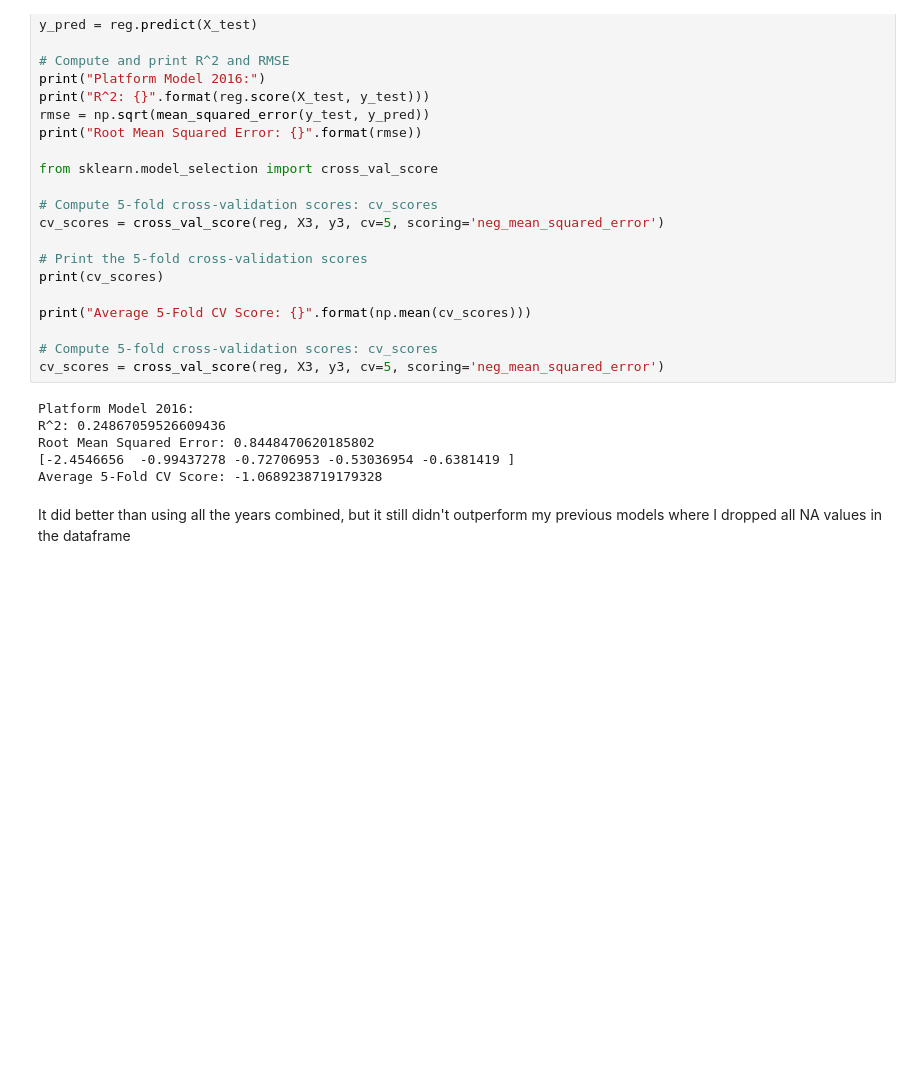
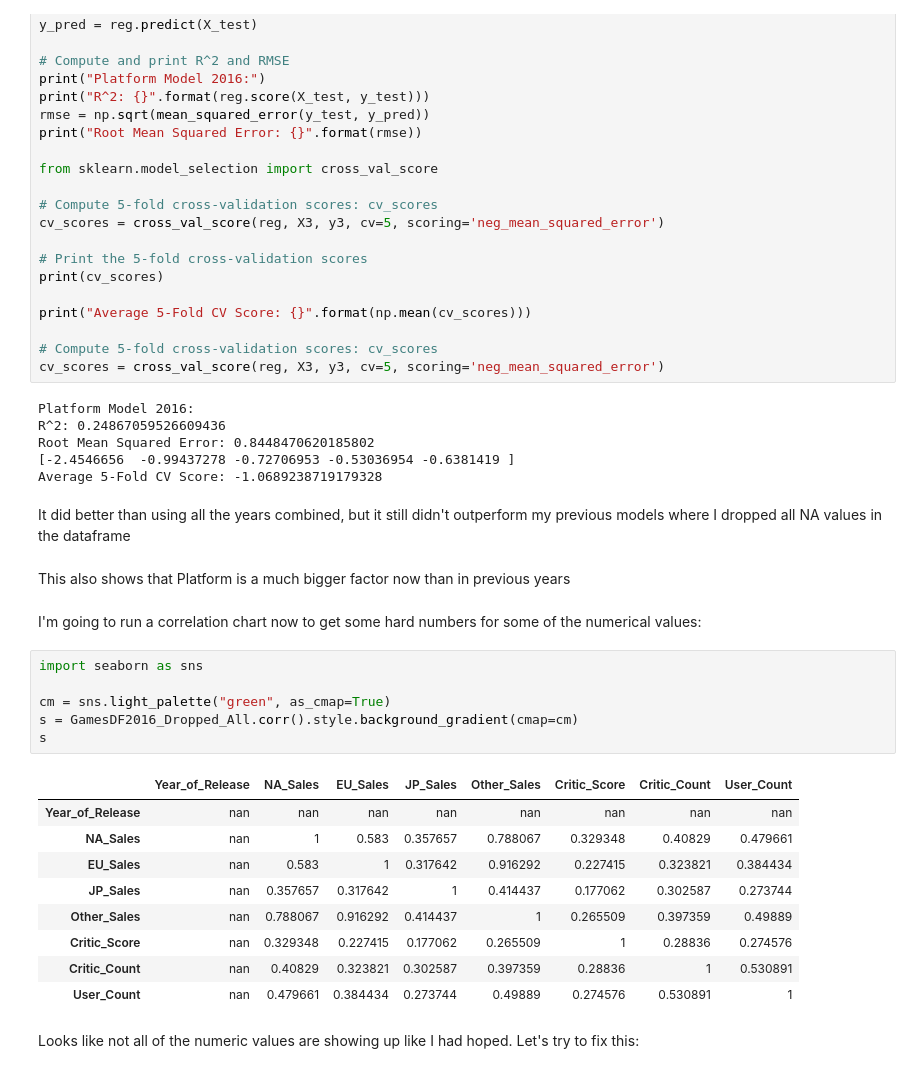
Before and after one commit to mcgvgc2514/Video-Game-Sale-Analysis, a Jupyter notebook: Data Cleaning/Final Analysis V2.ipynb, the cells around one changed output. Saved outputs shown, nothing was run; the diff lists cells and outputs as text; blank space fills up the shorter version.

```diff
--- a/Data Cleaning/Final Analysis V2.ipynb
+++ b/Data Cleaning/Final Analysis V2.ipynb
@@ -1681,3 +1681,25 @@ Root Mean Squared Error: 0.8448470620185802
 Average 5-Fold CV Score: -1.0689238719179328
 # %% [markdown]
 It did better than using all the years combined, but it still didn't outperform my previous models where I dropped all NA values in the dataframe
+# %% [markdown]
+This also shows that Platform is a much bigger factor now than in previous years
+# %% [markdown]
+I'm going to run a correlation chart now to get some hard numbers for some of the numerical values:
+# %%
+import seaborn as sns
+
+cm = sns.light_palette("green", as_cmap=True)
+s = GamesDF2016_Dropped_All.corr().style.background_gradient(cmap=cm)
+s
+# %% [output]
+|  | Year_of_Release | NA_Sales | EU_Sales | JP_Sales | Other_Sales | Critic_Score | Critic_Count | User_Count |
+| Year_of_Release | nan | nan | nan | nan | nan | nan | nan | nan |
+| NA_Sales | nan | 1 | 0.583 | 0.357657 | 0.788067 | 0.329348 | 0.40829 | 0.479661 |
+| EU_Sales | nan | 0.583 | 1 | 0.317642 | 0.916292 | 0.227415 | 0.323821 | 0.384434 |
+| JP_Sales | nan | 0.357657 | 0.317642 | 1 | 0.414437 | 0.177062 | 0.302587 | 0.273744 |
+| Other_Sales | nan | 0.788067 | 0.916292 | 0.414437 | 1 | 0.265509 | 0.397359 | 0.49889 |
+| Critic_Score | nan | 0.329348 | 0.227415 | 0.177062 | 0.265509 | 1 | 0.28836 | 0.274576 |
+| Critic_Count | nan | 0.40829 | 0.323821 | 0.302587 | 0.397359 | 0.28836 | 1 | 0.530891 |
+| User_Count | nan | 0.479661 | 0.384434 | 0.273744 | 0.49889 | 0.274576 | 0.530891 | 1 |
+# %% [markdown]
+Looks like not all of the numeric values are showing up like I had hoped.  Let's try to fix this:
```
Also changed, not shown: parts of 7 cells of this notebook.
